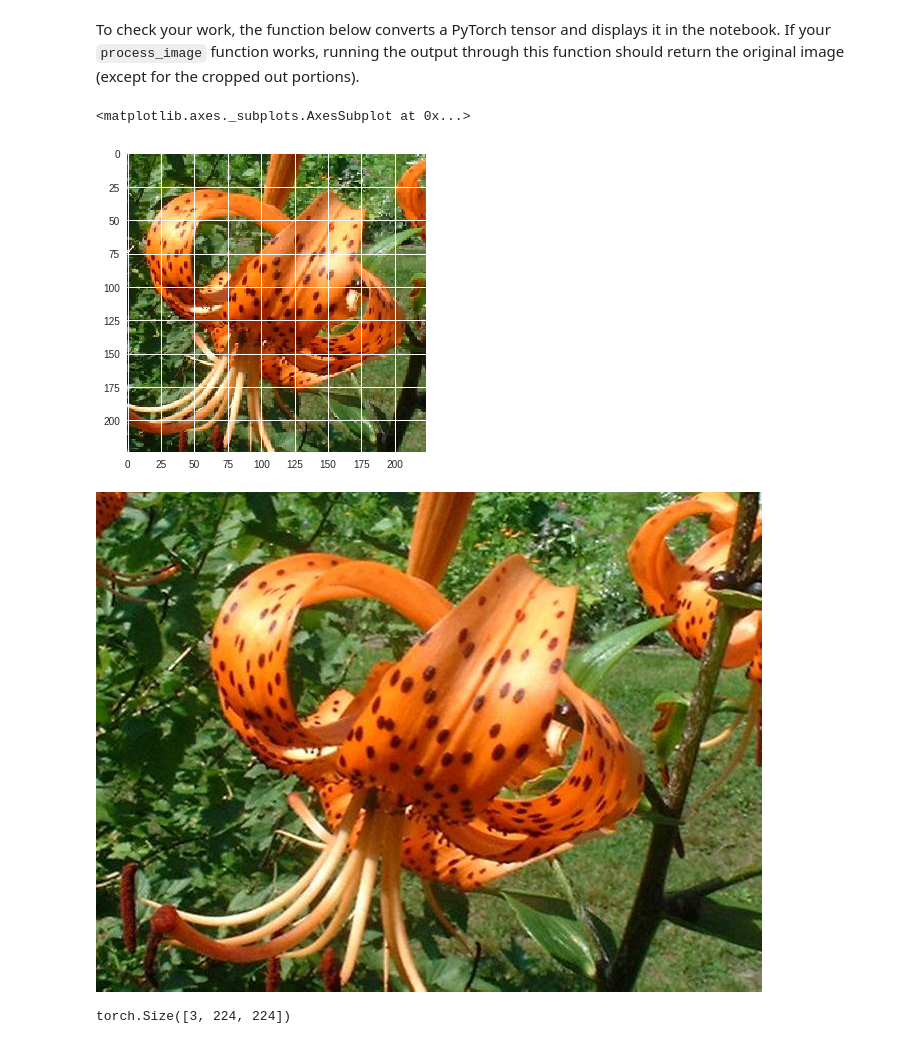
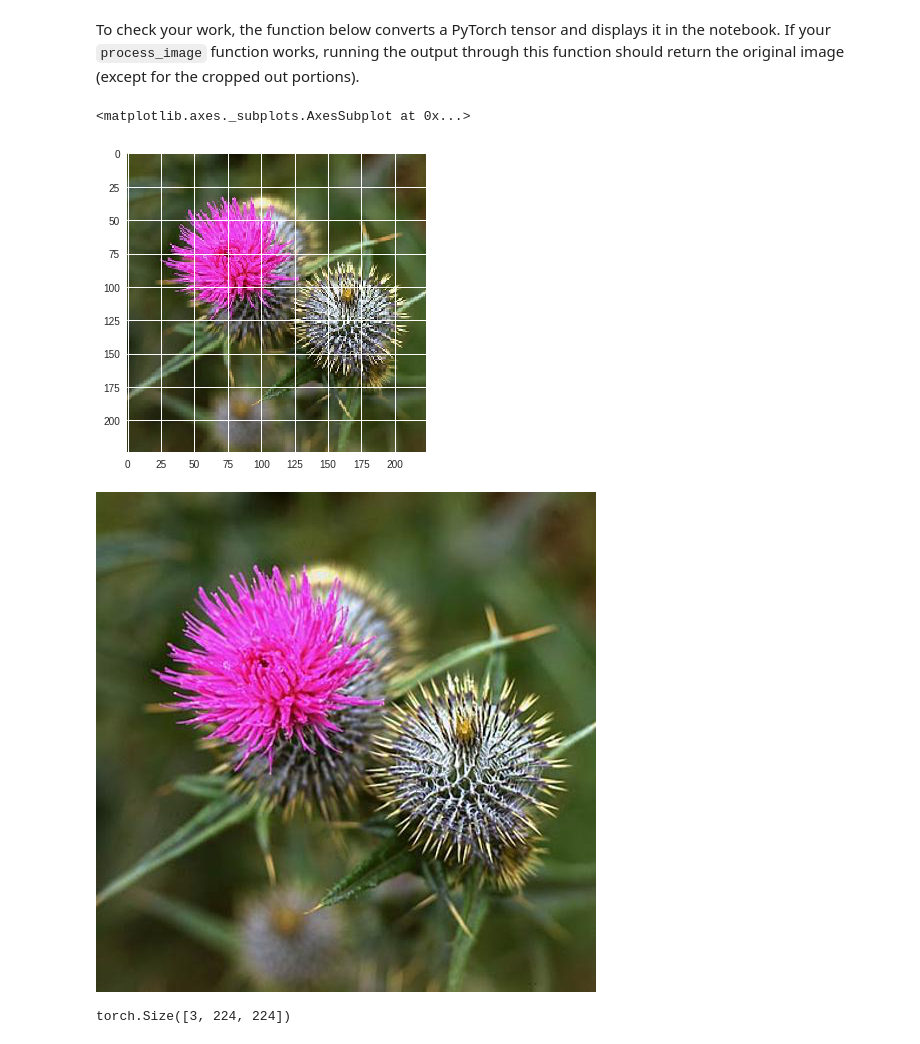
Before and after one commit to eunices/pytorch-challenge, a Jupyter notebook: Image_Classifier_Project.ipynb, the cells around one changed output. Cells and saved outputs as stored; diff of their text form; code cells hidden in the pictures.

```diff
--- a/Image_Classifier_Project.ipynb
+++ b/Image_Classifier_Project.ipynb
@@ -172,6 +173,6 @@ torch.Size([5, 3, 224, 224])
 (224, 224, 3)
 # %%
-fig, ax = plt.subplots(nrows=len(images_train), figsize=(5, 5*len(images_train)))
-for i in range(0, len(images_train)):
+fig, ax = plt.subplots(nrows=len(images_train[0:5]), figsize=(5, 5*len(images_train[0:5])))
+for i in range(0, len(images_train[0:5])):
     ax[i].imshow(images_train[i].numpy().transpose((1, 2, 0)).clip(0, 1))
 # %% [output]
@@ -179,5 +180,5 @@ for i in range(0, len(images_train)):
 # %%
-fig, ax = plt.subplots(nrows=len(images_valid), figsize=(5, 5*len(images_valid)))
-for i in range(0, len(images_valid)):
+fig, ax = plt.subplots(nrows=len(images_valid[0:5]), figsize=(5, 5*len(images_valid[0:5])))
+for i in range(0, len(images_valid[0:5])):
     ax[i].imshow(images_valid[i].numpy().transpose((1, 2, 0)).clip(0, 1))
 # %% [output]
@@ -255,7 +256,7 @@ def init_model(cnn_arch=list(INITIAL_UNITS.keys())[0],
     for i in range(0, h_l-1):
         li.append((f'hidden_layer{i}', nn.Linear(
             hidden_units_li[i], hidden_units_li[i+1])))
-        li.append((f'relu{i+1}', nn.ReLU()))
+        li.append((f'relu{i+2}', nn.ReLU()))
 
     # Replace the classifier
     classifier = nn.Sequential(
@@ -591,16 +580,16 @@ def imshow(image, ax=None, title=None):
 
     return ax
 # %%
-img_path = f'{root}/data/flower_data/train/6/image_07164.jpg'
+img_path = f'{root}/data/flower_data/train/14/image_06055.jpg'
 flower = Image.open(img_path)
 imshow(process_image(flower))
 # %% [output]
 <matplotlib.axes._subplots.AxesSubplot at 0x...>
-[figure, old version]
+[figure, new version]
 # %%
 flower
 # %% [output]
-[figure, old version]
+[figure, new version]
 # %%
 img_tensor = process_image(flower)
 img_tensor.shape
```
Also changed, not shown: parts of 21 cells of this notebook.
